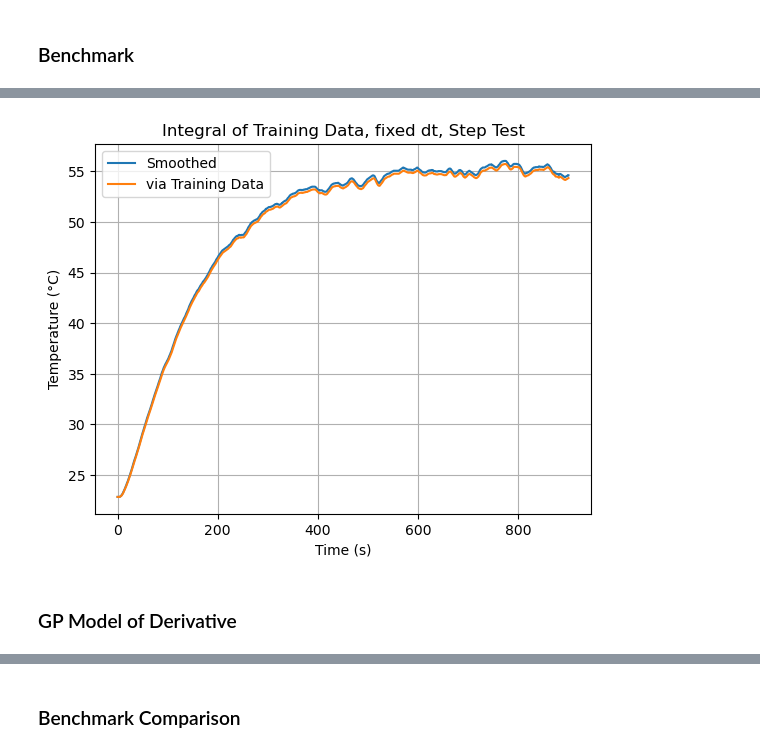
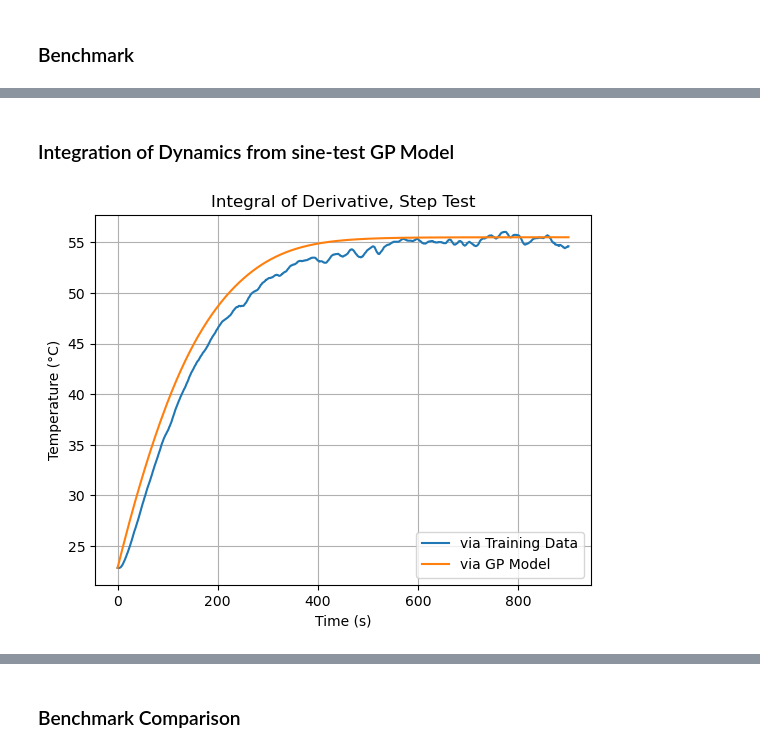
Before and after one commit to jakekrell/FoKL-GPy, a Jupyter notebook: examples/pyomo_tclab/pyomo_tclab_v5c.ipynb, the cells around one changed output, grey strips where cells are left out. Drawn from its saved outputs; the diff is of its cells as text; code cells hidden in the pictures.

```diff
--- a/examples/pyomo_tclab/pyomo_tclab_v5c.ipynb
+++ b/examples/pyomo_tclab/pyomo_tclab_v5c.ipynb
@@ -360,22 +347,24 @@ Validation of training data:
+# %% [markdown]
+### Integration of Dynamics from sine-test GP Model
 # %%
-def dy_training_test(t, y):
-    """ODE to integrate GP's training data'."""
-    return [dTS1f_test(t)]
+dt_test = tvec_test[1] - tvec_test[0]  # assume constant time step
 
-soln_training_test = solve_ivp(dy_training_test, [tvec_test[0], tvec_test[-1]], [TS1_test_smooth[0]], t_eval=tvec_test, first_step=1, min_step=1, max_step=1)
+def dy_GP_test(t, y):
+    """ODE to integrate GP of derivative."""
+    return [GP_dT.evaluate([y[0], 0], clean=True, SingleInstance=True)[0]]  # for step, (Q1 = 50, dQ1 = 0)
+
+soln_GP_test = solve_ivp(dy_GP_test, [tvec_test[0], tvec_test[-1]], [TS1_test_smooth[0]], 'LSODA', tvec_test, first_step=1, min_step=1, max_step=1)
 # %%
-TS1_test_training = soln_training_test.y[0]
+TS1_test_GP = soln_GP_test.y[0]
 
 %matplotlib inline
 plt.figure()
 plt.plot(tvec, TS1_test_smooth)
-plt.plot(tvec, TS1_test_training)
-plt.grid()
-plt.title('Integral of Training Data, fixed dt, Step Test')
+plt.plot(tvec, TS1_test_GP)
+plt.title('Integral of Derivative, Step Test')
 plt.xlabel('Time (s)')
 plt.ylabel('Temperature (°C)')
-_ = plt.legend(['Smoothed', 'via Training Data'])
+plt.legend(['via Training Data', 'via GP Model'])
+plt.grid()
 # %% [output]
-[figure, old version]
+[figure, new version]
-# %% [markdown]
-### GP Model of Derivative
```
Also changed, not shown: parts of 17 cells of this notebook.
